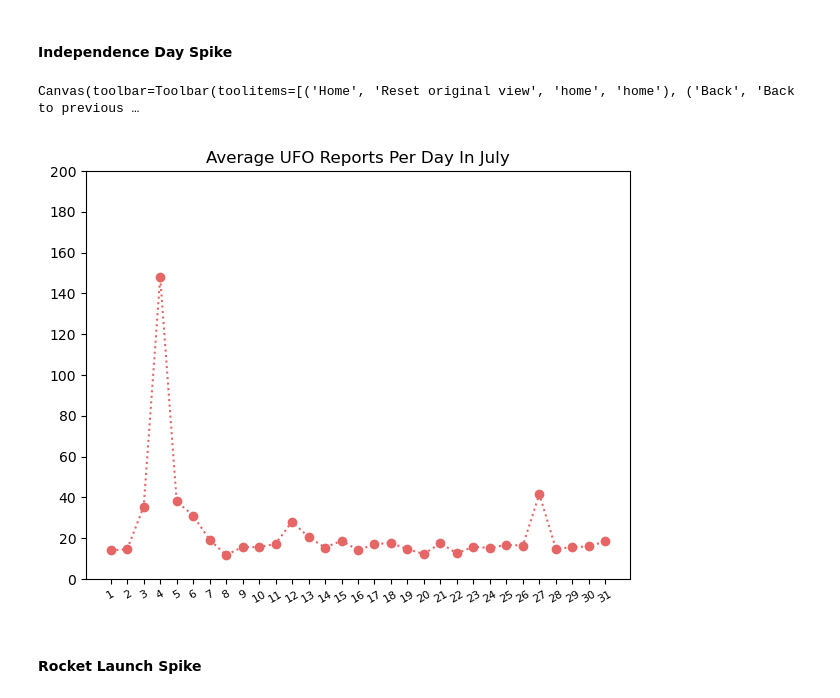
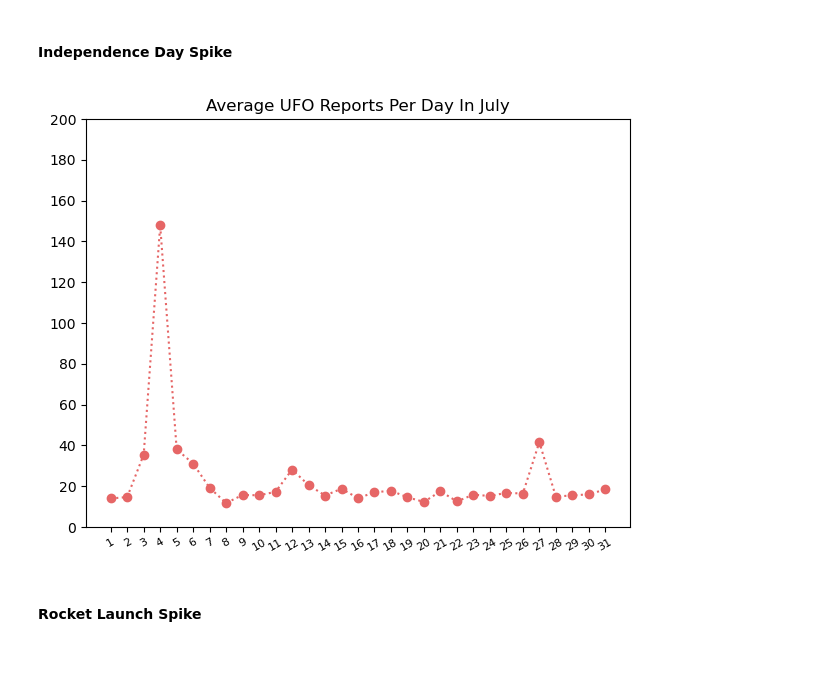
Before and after one commit to LinkWentz/UFO-Report-2021, a Jupyter notebook: Data Exploration.ipynb, the cells around one changed output. Saved outputs shown, nothing was run; the diff lists cells and outputs as text; code cells hidden in the pictures; blank space fills up the shorter version.

```diff
--- a/Data Exploration.ipynb
+++ b/Data Exploration.ipynb
@@ -23,6 +23,13 @@ import scipy.stats as st
 from zoneinfo import ZoneInfo
 
 %matplotlib ipympl
+# %%
+# This is for the github repo. See README for explanation.
+plt.ioff()
+
+def save_and_show(path, fig):
+    fig.savefig(path)
+    display.display(display.Image(path))
 # %%
 # Useful variables
 
@@ -394,32 +401,28 @@ july_means = aliens.query('month == 7')\
 # %%
 fig_1 = plt.figure()
 ax = fig_1.add_axes([0.075, 0.075, 0.85, 0.85])
 
 ax.plot(july_means.index,
         july_means.reports_this_date,
         ls = ':',
         color = (0.9, 0.4, 0.4),
         marker = 'o')
 
 # Ticks
 ax.set_xticks(np.arange(1, 32))
 ax.set_xticklabels(np.arange(1, 32))
 ax.set_yticks(np.arange(0, 201, 20))
 ax.tick_params(rotation = 30,
                axis = 'x',
                labelsize = 8)
 
 # Labelling
 ax.set_title('Average UFO Reports Per Day In July');
 
 #-------------------------------------------------------------------------------
-plt.close()
+save_and_show('1 - July Spike.png', fig_1)
 # %% [output]
-Canvas(toolbar=Toolbar(toolitems=[('Home', 'Reset original view', 'home', 'home'), ('Back', 'Back to previous …
+[figure, added]
-# %%
-display.Image("Plots/1 - July Spike.png")
-# %% [output]
-[figure, removed]
 # %% [markdown]
 #### Rocket Launch Spike
 # %%
```
Also changed, not shown: parts of 15 cells of this notebook, 7 other files.
